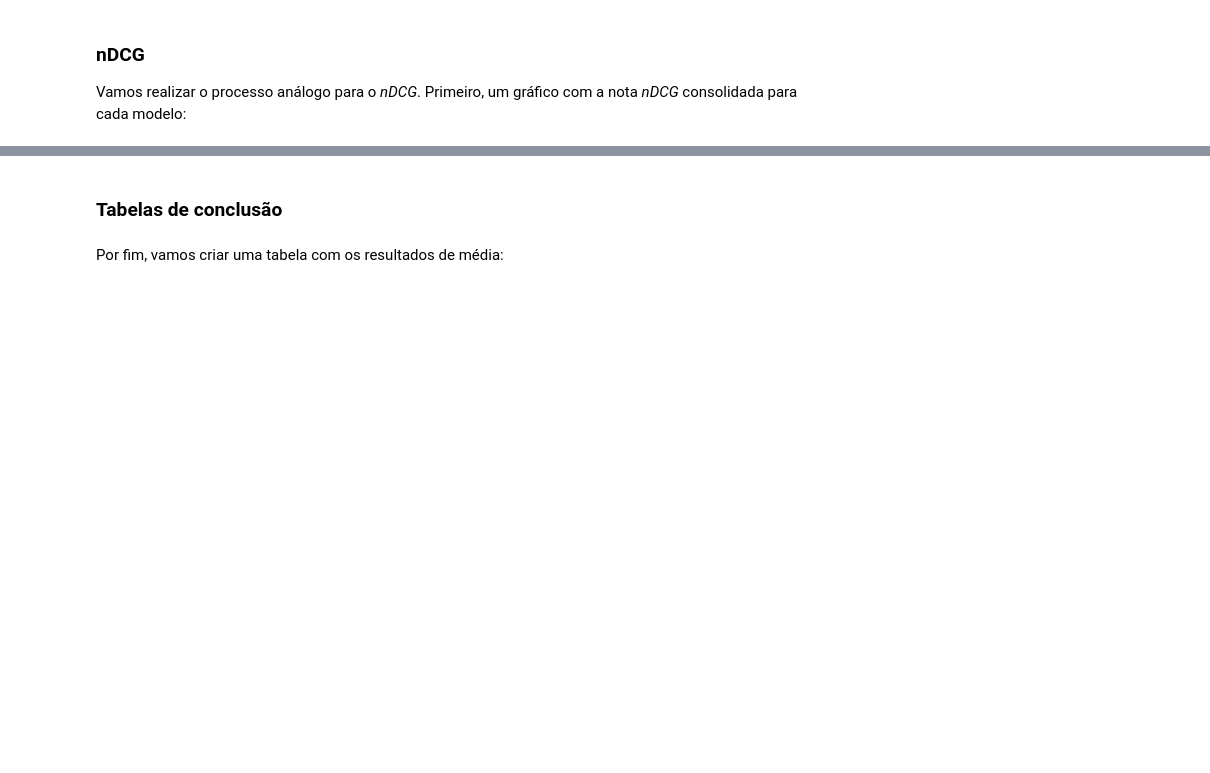
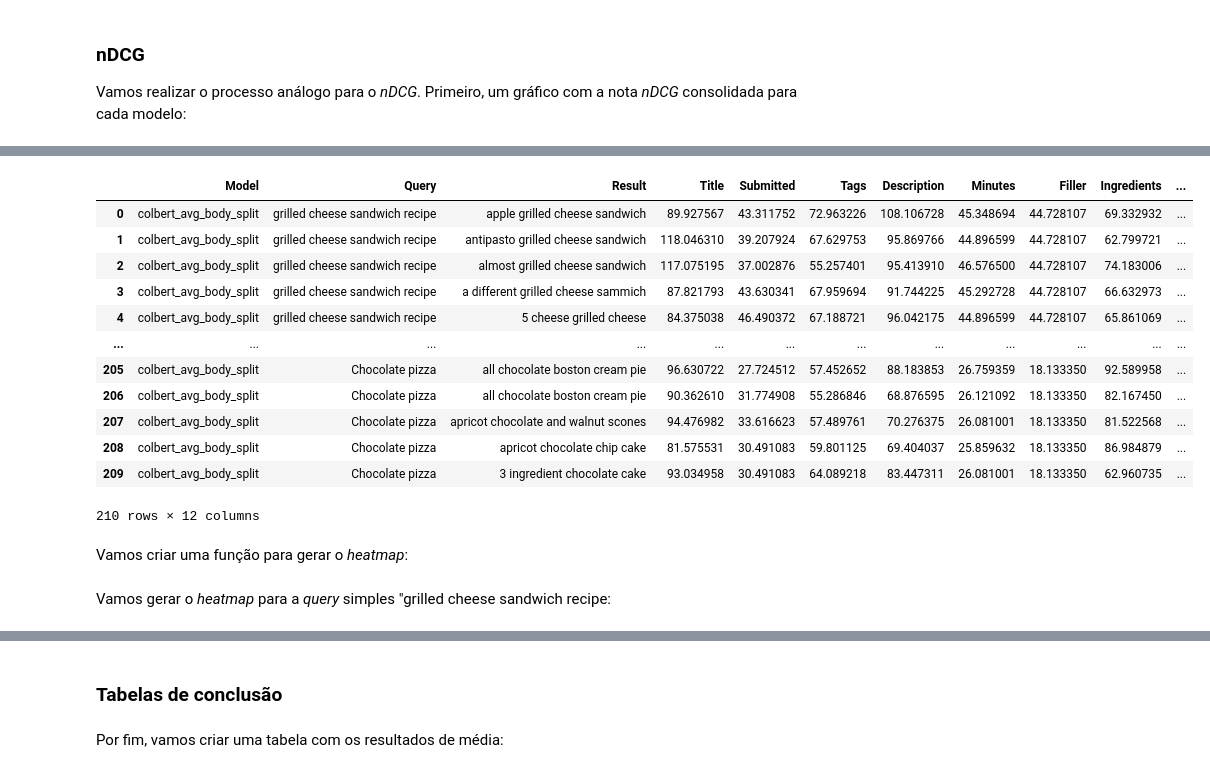
Before and after one commit to VanessaWille/Search_Engine, a Jupyter notebook: models_comparison.ipynb, the cells around one changed output, grey strips where cells are left out. Saved outputs shown, nothing was run; the diff lists cells and outputs as text; code cells hidden in the pictures; blank space fills up the shorter version.

```diff
--- a/models_comparison.ipynb
+++ b/models_comparison.ipynb
@@ -482,0 +589,43 @@ When grouping with a length-1 list-like, you will need to pass a length-1 tuple
+# %%
+# Função para gerar DataFrame com resultados
+def results_heatmap(df_relevance, df_results):
+    # Gera cópias das entradas
+    df_relevance = df_relevance.copy()
+    df_results = df_results.copy()
+    # Agrupa por query
+    grouped_relevance = df_relevance.groupby('Query')
+    grouped_results = df_results.groupby('Query')
+    # Para cada query, indexa os resultados
+    df_relevance['index'] = grouped_relevance.cumcount()
+    df_results['index'] = grouped_results.cumcount()
+    # Remove entradas com índice maiores ou iguais a 5
+    df_relevance = df_relevance[df_relevance['index'] < 5]
+    df_results = df_results[df_results['index'] < 5]
+    # Adapta os DataFrames para a junção
+    df_results = df_results[['Query', 'title', 'index']]
+    # Junta os DataFrames
+    final = pd.merge(df_relevance, df_results, on=['Query', 'index'], how='left')
+    # Renomeia as colunas
+    final = final.rename(columns={'title': 'Result'})
+    # Reordena as colunas
+    final = final[['Model', 'Query', 'Result', 'Title', 'Submitted', 'Tags', 'Description', 'Minutes', 'Filler', 'Ingredients', 'N_steps', 'Steps']]
+    return final
+results_avg_body_split = pd.read_excel('output/Results_colbert_avg_body_split.xlsx')
+colbert_avg_body_split_results = results_heatmap(colbert_avg_body_split, results_avg_body_split)
+colbert_avg_body_split_results
+# %% [output]
+|  | Model | Query | Result | Title | Submitted | Tags | Description | Minutes | Filler | Ingredients | ... |
+| 0 | colbert_avg_body_split | grilled cheese sandwich recipe | apple grilled cheese sandwich | 89.927567 | 43.311752 | 72.963226 | 108.106728 | 45.348694 | 44.728107 | 69.332932 | ... |
+| 1 | colbert_avg_body_split | grilled cheese sandwich recipe | antipasto grilled cheese sandwich | 118.046310 | 39.207924 | 67.629753 | 95.869766 | 44.896599 | 44.728107 | 62.799721 | ... |
+| 2 | colbert_avg_body_split | grilled cheese sandwich recipe | almost grilled cheese sandwich | 117.075195 | 37.002876 | 55.257401 | 95.413910 | 46.576500 | 44.728107 | 74.183006 | ... |
+| 3 | colbert_avg_body_split | grilled cheese sandwich recipe | a different grilled cheese sammich | 87.821793 | 43.630341 | 67.959694 | 91.744225 | 45.292728 | 44.728107 | 66.632973 | ... |
+| 4 | colbert_avg_body_split | grilled cheese sandwich recipe | 5 cheese grilled cheese | 84.375038 | 46.490372 | 67.188721 | 96.042175 | 44.896599 | 44.728107 | 65.861069 | ... |
+| ... | ... | ... | ... | ... | ... | ... | ... | ... | ... | ... | ... |
+| 205 | colbert_avg_body_split | Chocolate pizza | all chocolate boston cream pie | 96.630722 | 27.724512 | 57.452652 | 88.183853 | 26.759359 | 18.133350 | 92.589958 | ... |
+| 206 | colbert_avg_body_split | Chocolate pizza | all chocolate boston cream pie | 90.362610 | 31.774908 | 55.286846 | 68.876595 | 26.121092 | 18.133350 | 82.167450 | ... |
+| 207 | colbert_avg_body_split | Chocolate pizza | apricot chocolate and walnut scones | 94.476982 | 33.616623 | 57.489761 | 70.276375 | 26.081001 | 18.133350 | 81.522568 | ... |
+| 208 | colbert_avg_body_split | Chocolate pizza | apricot chocolate chip cake | 81.575531 | 30.491083 | 59.801125 | 69.404037 | 25.859632 | 18.133350 | 86.984879 | ... |
+| 209 | colbert_avg_body_split | Chocolate pizza | 3 ingredient chocolate cake | 93.034958 | 30.491083 | 64.089218 | 83.447311 | 26.081001 | 18.133350 | 62.960735 | ... |
+210 rows × 12 columns
+# %% [markdown]
+Vamos criar uma função para gerar o *heatmap*:
@@ -482,0 +649,2 @@ When grouping with a length-1 list-like, you will need to pass a length-1 tuple
+# %% [markdown]
+Vamos gerar o *heatmap* para a *query* simples "grilled cheese sandwich recipe:
```
Also changed, not shown: parts of 37 cells of this notebook.
